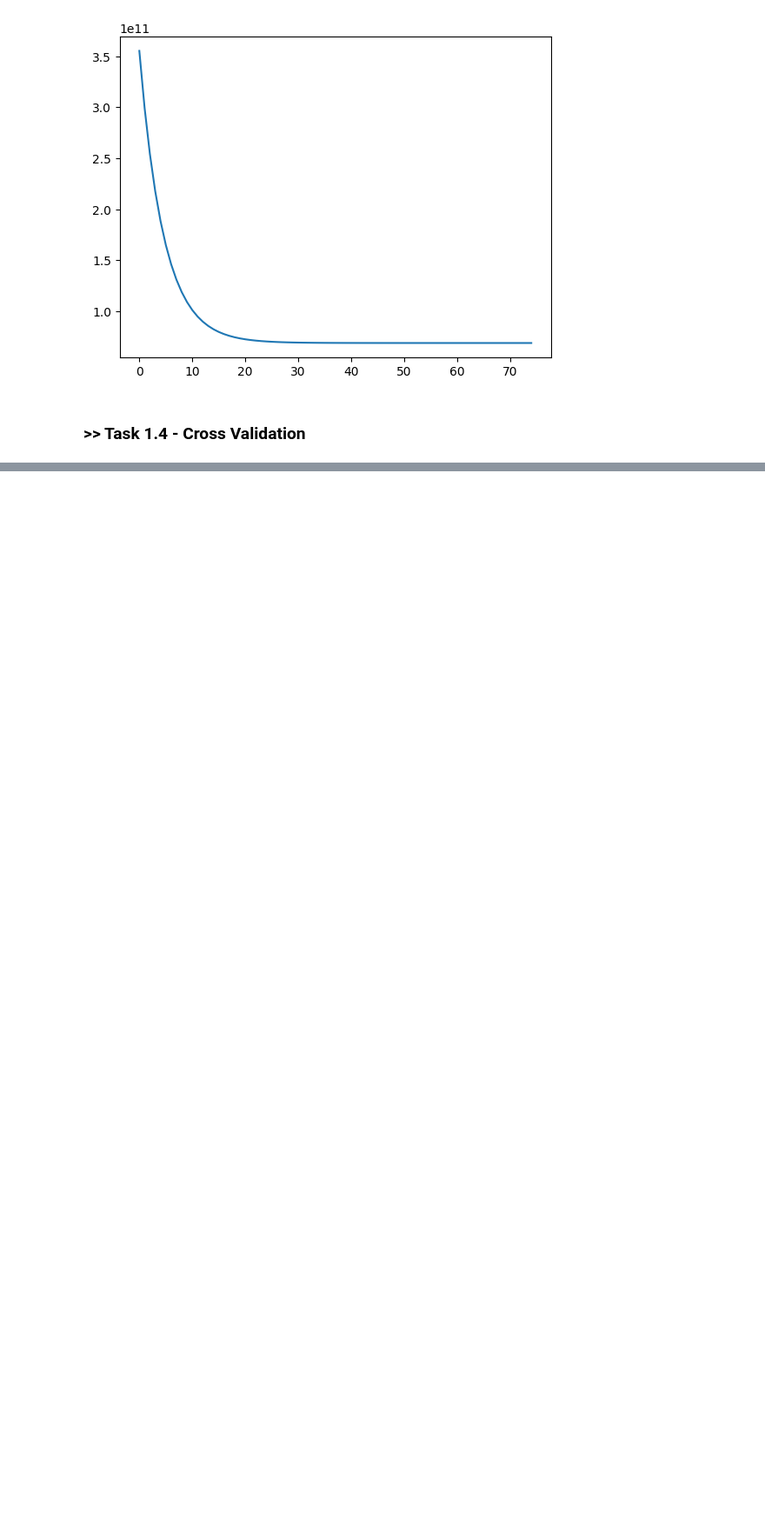
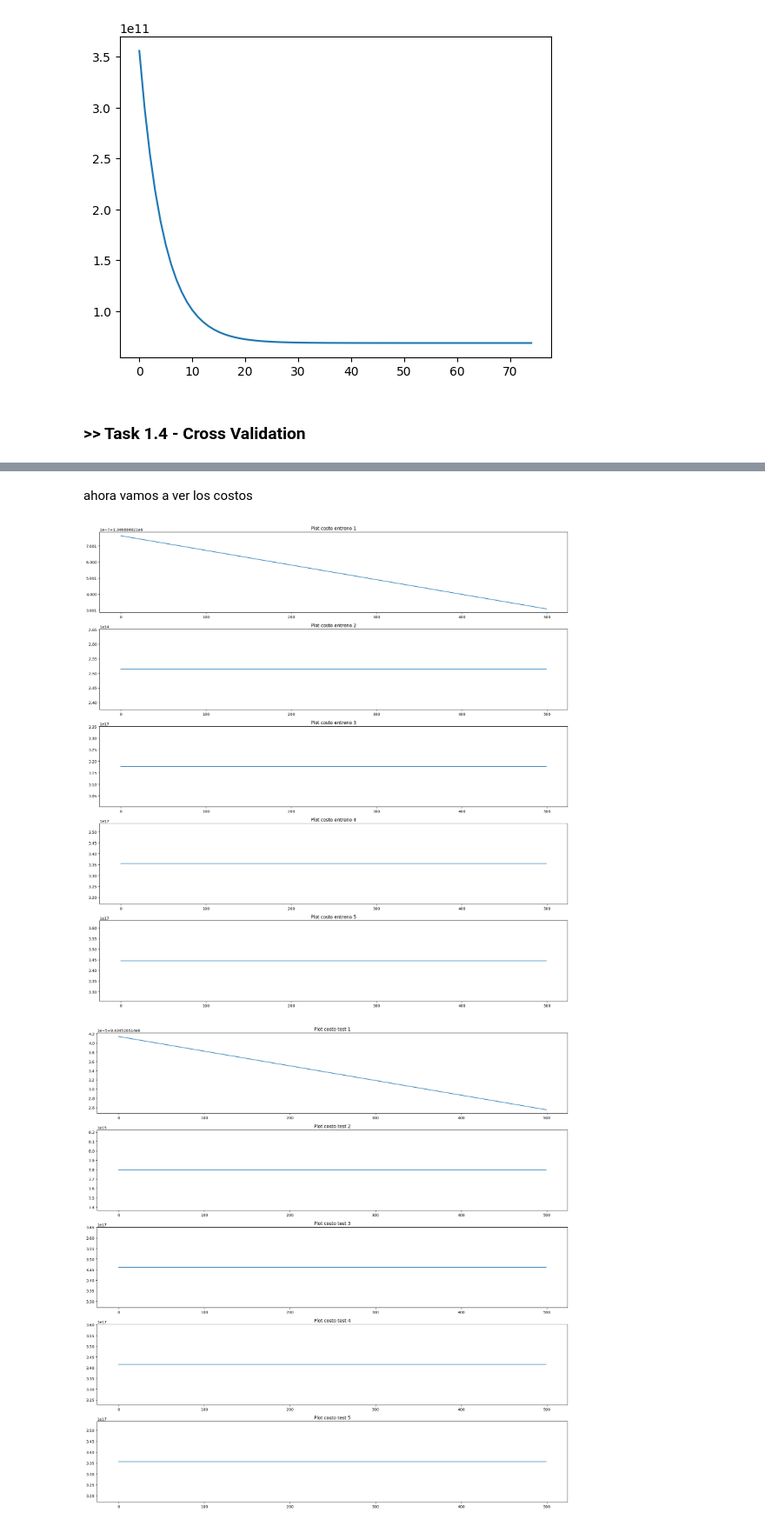
Before and after one commit to MaJu502/regresion-lineal-IA, a Jupyter notebook: regresion_lineal_polinomica.ipynb, the cells around one changed output, grey strips where cells are left out. Shown at 87% size. Drawn from its saved outputs; the diff is of its cells as text; code cells hidden in the pictures; blank space fills up the shorter version.

```diff
--- a/regresion_lineal_polinomica.ipynb
+++ b/regresion_lineal_polinomica.ipynb
@@ -277,0 +438,25 @@ plt.show()
+# %% [markdown]
+ahora vamos a ver los costos
+# %%
+fig1, axs1 = plt.subplots(nrows=5, ncols=1, figsize=(18, 18))
+
+for i, costo1 in enumerate(arrayCosts_entreno):
+    ax = axs1[i]
+    ax.plot(costo1) #costo
+    ax.set_title(f'Plot costo entreno {i+1}')
+
+plt.tight_layout()
+plt.show()
+
+fig2, axs2 = plt.subplots(nrows=5, ncols=1, figsize=(18, 18))
+
+for i, costo2 in enumerate(arrayCosts_test):
+    ax = axs2[i]
+    ax.plot(costo2) #costo
+    ax.set_title(f'Plot costo test {i+1}')
+
+plt.tight_layout()
+plt.show()
+# %% [output]
+[figure, added]
+[figure, added]
```
Also changed, not shown: parts of 33 cells of this notebook.
